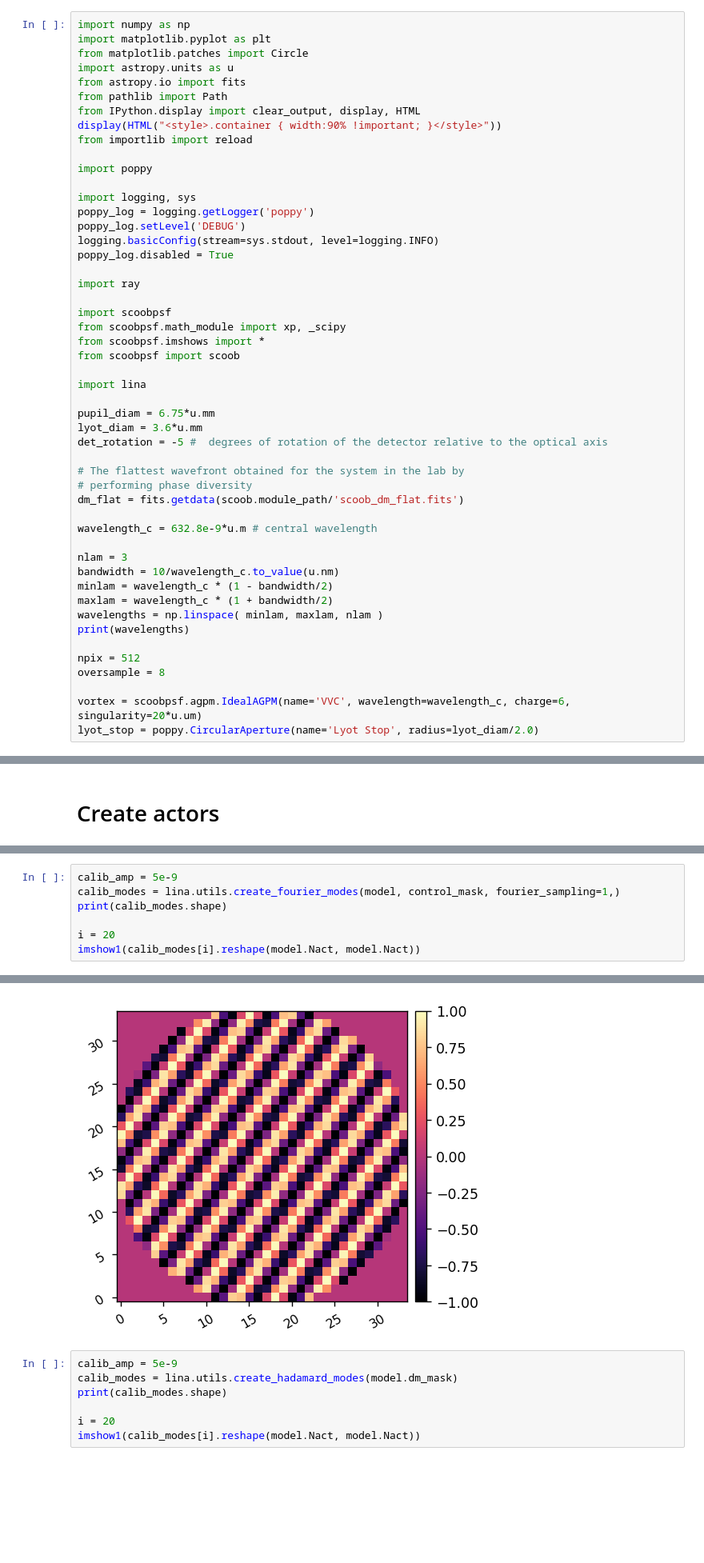
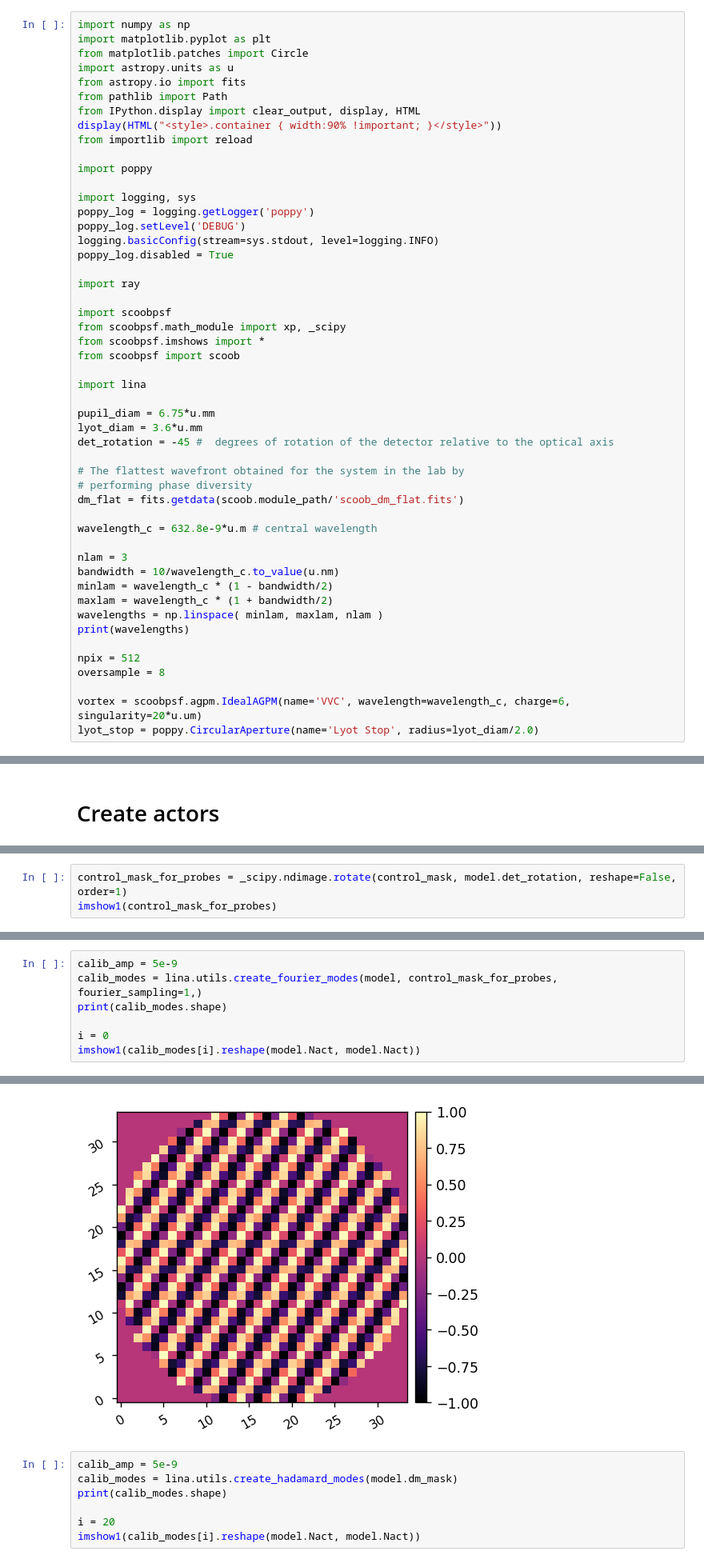
Before and after one commit to uasal/scoob-psf, a Jupyter notebook: example-notebooks/scoobpsf_bbiefc_demo.ipynb, the cells around one changed output, grey strips where cells are left out. Shown at 80% size. Saved outputs shown, nothing was run; the diff lists cells and outputs as text; blank space fills up the shorter version.

Commit message:
minor update to broadband iefc demo taking into account detector rotation

```diff
--- a/example-notebooks/scoobpsf_bbiefc_demo.ipynb
+++ b/example-notebooks/scoobpsf_bbiefc_demo.ipynb
@@ -28,7 +28,7 @@ import lina
 
 pupil_diam = 6.75*u.mm
 lyot_diam = 3.6*u.mm
-det_rotation = -5 #  degrees of rotation of the detector relative to the optical axis
+det_rotation = -45 #  degrees of rotation of the detector relative to the optical axis
 
 # The flattest wavefront obtained for the system in the lab by
 # performing phase diversity
@@ -107,0 +106,3 @@ imshow3(weight_map, control_mask, control_mask*ref_im, lognorm3=True, pxscl=mode
+# %%
+control_mask_for_probes = _scipy.ndimage.rotate(control_mask, model.det_rotation, reshape=False, order=1)
+imshow1(control_mask_for_probes)
@@ -126,8 +129,8 @@ diff_ims = differential_images.reshape(probe_modes.shape[0], model.npsf, model.n
 # %%
 calib_amp = 5e-9
-calib_modes = lina.utils.create_fourier_modes(model, control_mask, fourier_sampling=1,)
+calib_modes = lina.utils.create_fourier_modes(model, control_mask_for_probes, fourier_sampling=1,)
 print(calib_modes.shape)
 
-i = 20
+i = 0
 imshow1(calib_modes[i].reshape(model.Nact, model.Nact))
 # %% [output]
@@ -135,4 +138,4 @@ imshow1(calib_modes[i].reshape(model.Nact, model.Nact))
-[figure, old version]
+[figure, new version]
 # %%
 calib_amp = 5e-9
 calib_modes = lina.utils.create_hadamard_modes(model.dm_mask)
```
Also changed, not shown: parts of 8 cells of this notebook, 1 other file.
